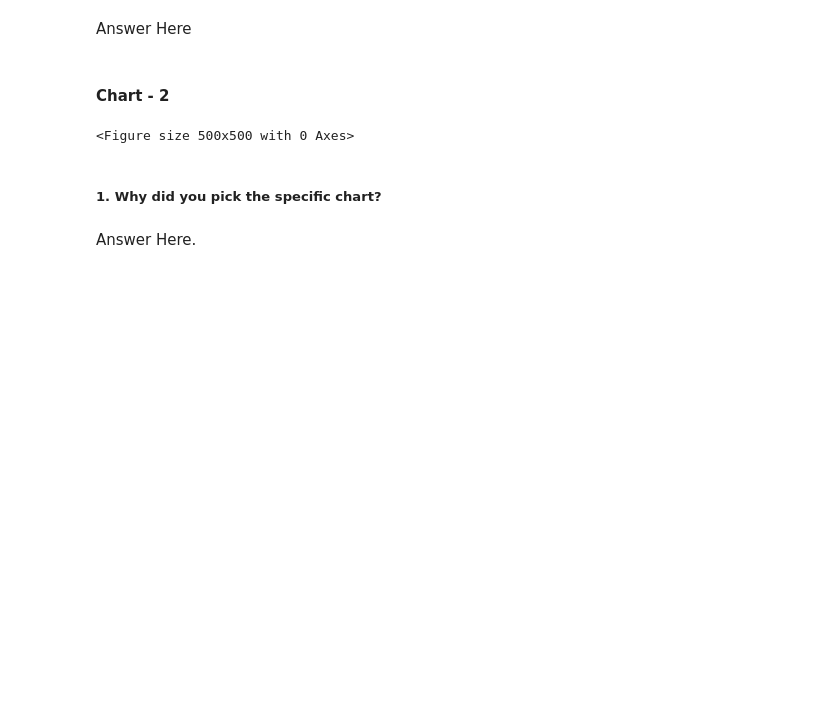
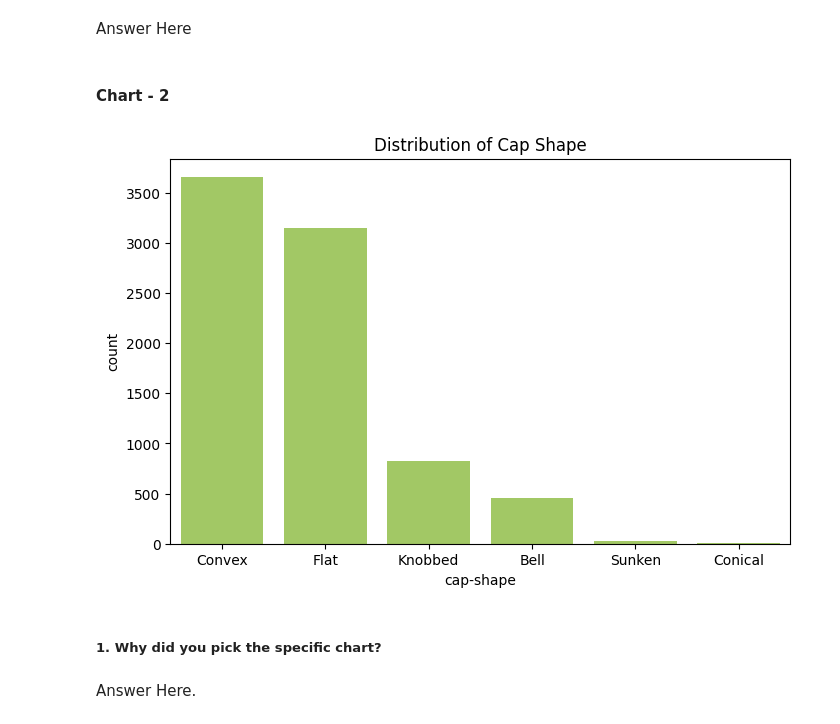
Before and after one commit to Vansh-172/Project-Classification, a Jupyter notebook: Vansh_Goyal_Project_Classification.ipynb, the cells around one changed output. Cells and saved outputs as stored; diff of their text form; code cells hidden in the pictures; blank space fills up the shorter version.

```diff
--- a/Vansh_Goyal_Project_Classification.ipynb
+++ b/Vansh_Goyal_Project_Classification.ipynb
@@ -312,13 +541,15 @@ Are there any insights that lead to negative growth? Justify with specific reaso
 Answer Here
 # %% [markdown]
 #### Chart - 2
-# %%
-# Chart - 2 visualization code
-# cap colour vs class
-plt.figure(figsize=(5,5))
-colors = sns.color_palette('Set2')
-# %% [output]
-<Figure size 500x500 with 0 Axes>
+# %%
+# Chart - 2 visualization code
+#Distribution of Cap Shape
+plt.figure(figsize=(8,5))
+sns.countplot(data=df,x='cap-shape',order=df['cap-shape'].value_counts().index,color=sns.color_palette('Set2')[4])
+plt.title("Distribution of Cap Shape")
+plt.show()
+# %% [output]
+[figure, added]
 # %% [markdown]
 ##### 1. Why did you pick the specific chart?
 # %% [markdown]
```
Also changed, not shown: parts of 33 cells of this notebook.
